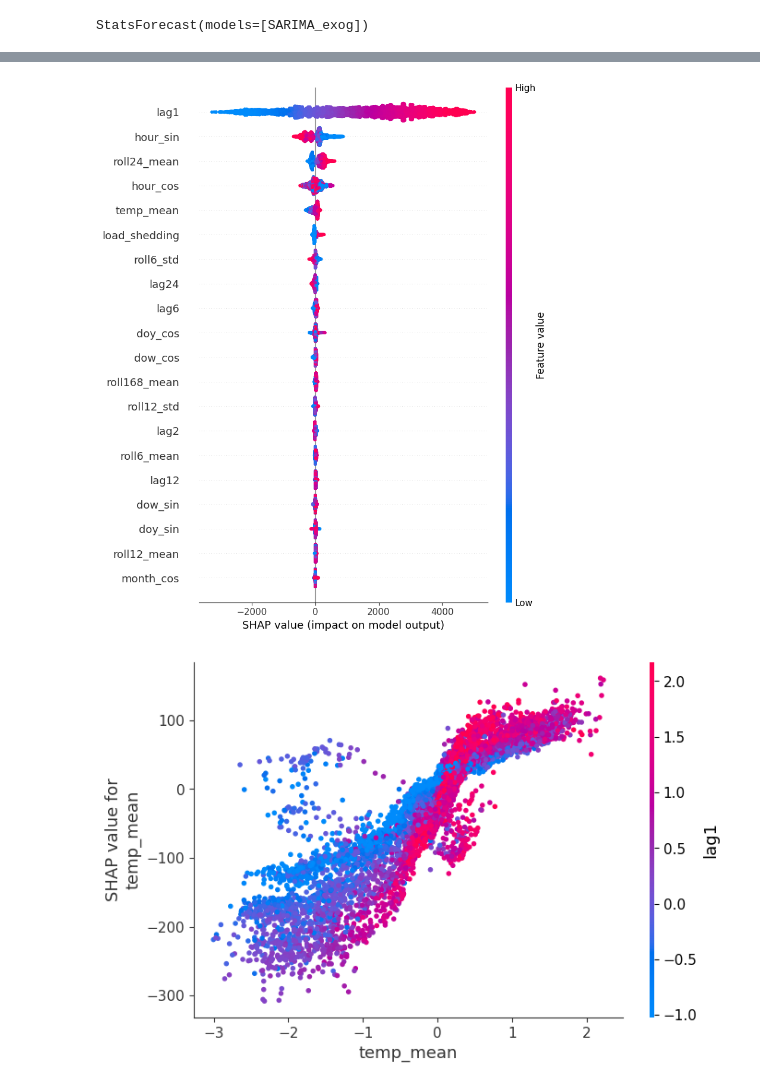
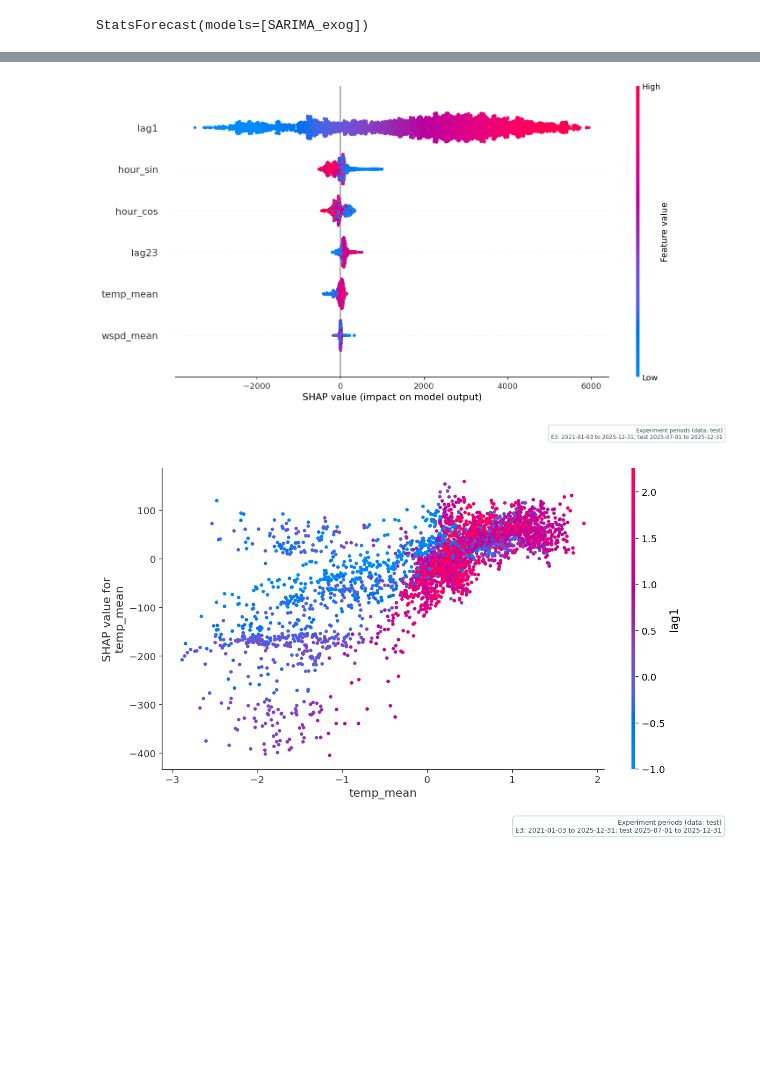
Before and after one commit to mahfuzurrahman8747/Time-series---Electricity-Demand-Forecasting-Hybrid-ML-Framework, a Jupyter notebook: final_model.ipynb, the cells around one changed output, grey strips where cells are left out. Saved outputs shown, nothing was run; the diff lists cells and outputs as text; code cells hidden in the pictures; blank space fills up the shorter version.

```diff
--- a/final_model.ipynb
+++ b/final_model.ipynb
@@ -10,7 +10,7 @@ import xgboost
 from sklearn.metrics import mean_absolute_error, mean_squared_error, r2_score
 # %%
 print("Loading data...")
-df = pd.read_csv('D:\\Users\\Md Mahfuzur Rahman\\Desktop\\Research\\4_model\\cleaned_combined_data.csv')
+df = pd.read_csv(r'D:\\Users\\Md Mahfuzur Rahman\\Desktop\\Research\\7_model\\cleaned_min_hours_23.csv')
 
 df['datetime'] = pd.to_datetime(df['datetime'])
 df = df.sort_values('datetime').reset_index(drop=True)
@@ -140,14 +97,11 @@ Index(['datetime', 'demand_mw', 'load_shedding', 'temp_mean', 'wspd_mean',
       dtype='object')
 # %%
 FEATURES = [
-    'hour_sin','hour_cos','dow_sin','dow_cos','month_sin','month_cos','doy_sin','doy_cos',
+    'hour_sin','hour_cos',
 
-    'load_shedding','temp_mean','wspd_mean',
+    'temp_mean','wspd_mean',
 
-    'lag1','lag2','lag3','lag6','lag12','lag24','lag48','lag72','lag168','lag336',
-
-    'roll6_mean','roll6_std','roll12_mean','roll12_std','roll24_mean','roll24_std',
-    'roll48_mean','roll48_std','roll168_mean','roll168_std'
+    'lag1','lag23'
 ]
 
 TARGET = 'demand_mw'
@@ -281,12 +396,12 @@ results = []  # Store results for all models
 # %%
 # ── B2. Gradient Boosting ─────────────────────────────────────────────────────
 print("Running Gradient Boosting...")
-m_gb = GradientBoostingRegressor(n_estimators=700,
-                                learning_rate=0.05128257080305278,
-                                max_depth=4,
-                                min_samples_split=20,
-                                min_samples_leaf=17,
-                                subsample=0.6972258345651443,
+m_gb = GradientBoostingRegressor(n_estimators=450,
+                                learning_rate=0.06911732876051693,
+                                max_depth=6,
+                                min_samples_split=8,
+                                min_samples_leaf=12,
+                                subsample=0.6863169479272837,
                                 max_features=None,
                                 loss='huber',
                                 random_state=42)
@@ -1027,33 +1266,43 @@ Results saved → ./model_results_top.csv
 # %%
 import shap
 import matplotlib.pyplot as plt
 
 explainer = shap.TreeExplainer(m_gb)
 
 shap_values = explainer.shap_values(X_te_sc)
 
 shap.summary_plot(
     shap_values,
     X_te_sc,
     feature_names=FEATURES,
     show=False
 )
 
-plt.tight_layout()
+# Give feature names and the summary color bar enough room.
+fig = plt.gcf()
+fig.set_size_inches(12, 7)
+fig.tight_layout()
+add_experiment_date_box(fig)
 plt.savefig(
     "paper_figures/Fig12_SHAP_global.png",
     dpi=600,
     bbox_inches="tight"
 )
 plt.show()
 # %% [output]
-[figure, old version]
+[figure, new version]
 # %%
 shap.dependence_plot(
     "temp_mean",
     shap_values,
     X_te_sc,
-    feature_names=FEATURES
+    feature_names=FEATURES,
+    show=False,
 )
+fig = plt.gcf()
+fig.set_size_inches(10, 6)
+fig.tight_layout()
+add_experiment_date_box(fig)
+plt.show()
 # %% [output]
-[figure, old version]
+[figure, new version]
```
Also changed, not shown: parts of 75 cells of this notebook, 58 other files.
